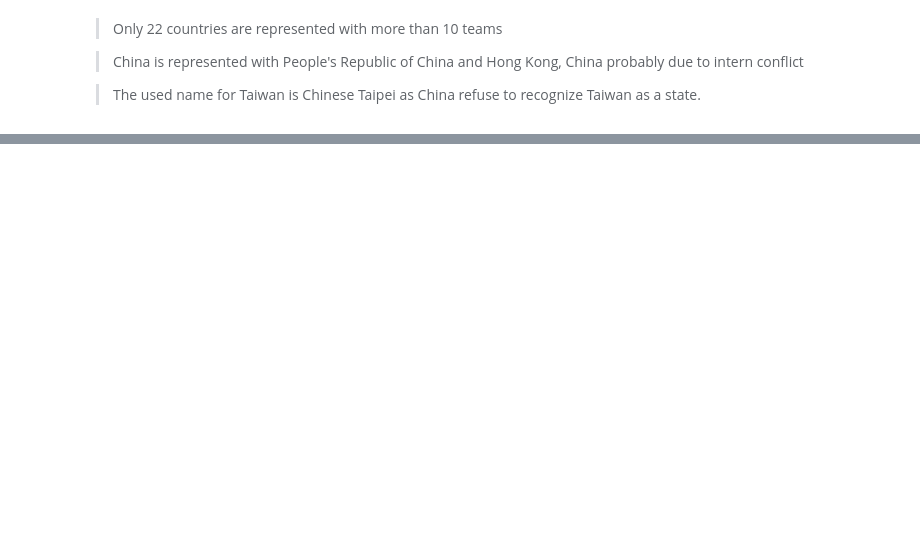
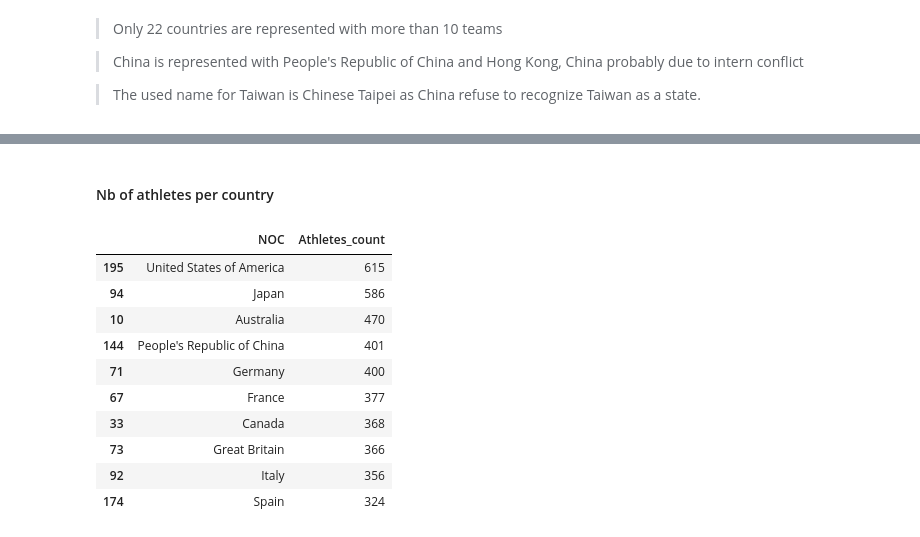
Before and after one commit to levisantn/olympics_tokyo, a Jupyter notebook: olympics_tokyo.ipynb, the cells around one changed output, grey strips where cells are left out. Cells and saved outputs as stored; diff of their text form; code cells hidden in the pictures; blank space fills up the shorter version.

```diff
--- a/olympics_tokyo.ipynb
+++ b/olympics_tokyo.ipynb
@@ -398,0 +432,18 @@ plt.show()
+# %% [markdown]
+#### Nb of athletes per country
+# %%
+df_athletes.drop(columns=['Name'])
+df_athletes_country = df_athletes.groupby(['NOC']).size().reset_index(name='Athletes_count').sort_values(by=['Athletes_count'], ascending=False)
+df_athletes_country.head(10)
+# %% [output]
+|  | NOC | Athletes_count |
+| 195 | United States of America | 615 |
+| 94 | Japan | 586 |
+| 10 | Australia | 470 |
+| 144 | People's Republic of China | 401 |
+| 71 | Germany | 400 |
+| 67 | France | 377 |
+| 33 | Canada | 368 |
+| 73 | Great Britain | 366 |
+| 92 | Italy | 356 |
+| 174 | Spain | 324 |
```
Also changed, not shown: parts of 9 cells of this notebook.
